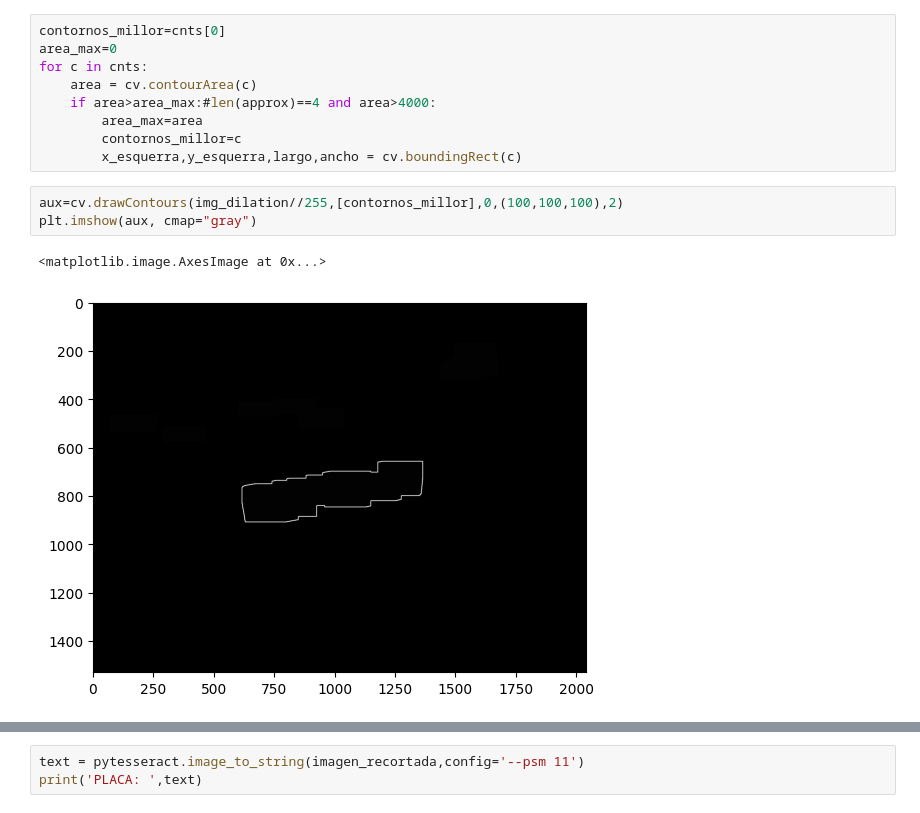
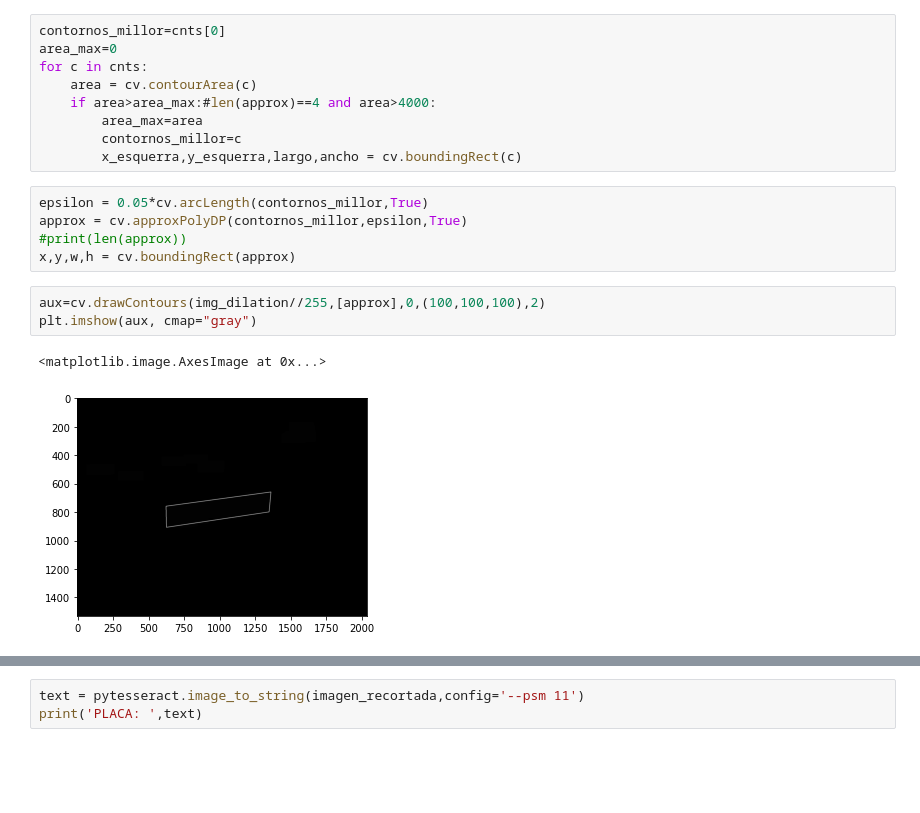
Before and after one commit to danielpaulisch/psiv2_matricules, a Jupyter notebook: dilate_contorns.ipynb, the cells around one changed output, grey strips where cells are left out. Cells and saved outputs as stored; diff of their text form; blank space fills up the shorter version.

```diff
--- a/dilate_contorns.ipynb
+++ b/dilate_contorns.ipynb
@@ -44,12 +44,17 @@ for c in cnts:
         area_max=area
         contornos_millor=c
         x_esquerra,y_esquerra,largo,ancho = cv.boundingRect(c)
+# %%
+epsilon = 0.05*cv.arcLength(contornos_millor,True)
+approx = cv.approxPolyDP(contornos_millor,epsilon,True)
+#print(len(approx))
+x,y,w,h = cv.boundingRect(approx)
 # %%
-aux=cv.drawContours(img_dilation//255,[contornos_millor],0,(100,100,100),2)
+aux=cv.drawContours(img_dilation//255,[approx],0,(100,100,100),2)
 plt.imshow(aux, cmap="gray")
 # %% [output]
 <matplotlib.image.AxesImage at 0x...>
-[figure, old version]
+[figure, new version]
 # %%
 im_floodfill = ((aux>2) * aux).copy()
 
```
Also changed, not shown: parts of 14 cells of this notebook.
